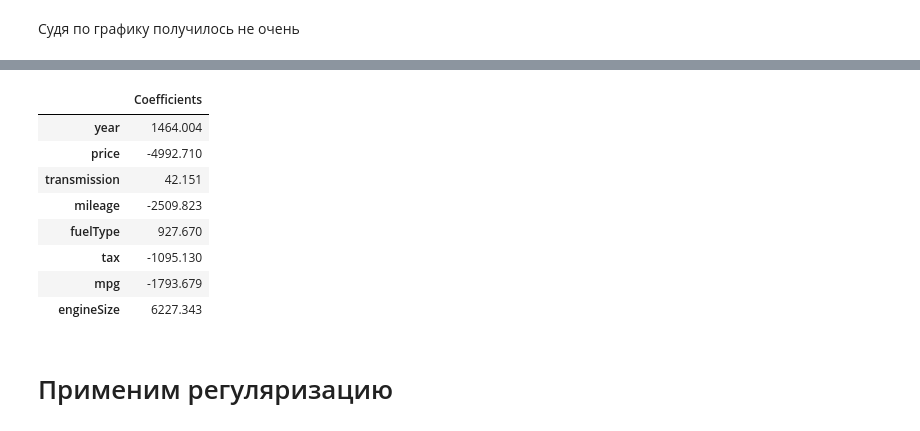
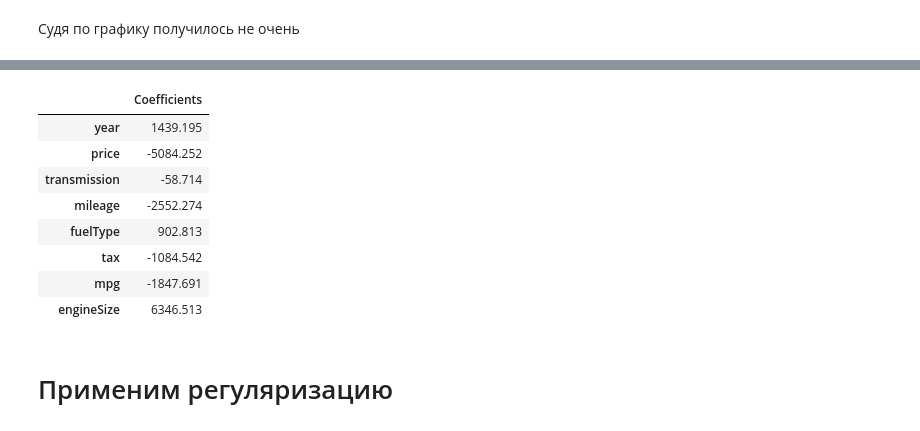
Before and after one commit to W1ldGoose/Data-Science, a Jupyter notebook: Hometask 3 - Car price prediction.ipynb, the cells around one changed output, grey strips where cells are left out. Cells and saved outputs as stored; diff of their text form; code cells hidden in the pictures.

```diff
--- a/Hometask 3 - Car price prediction.ipynb
+++ b/Hometask 3 - Car price prediction.ipynb
@@ -347,6 +463,8 @@ sns.lineplot(data=auto_data, x="mpg", y="tax")
 # %%
 from sklearn.preprocessing import LabelEncoder
+auto_data_label_encoder =  auto_data.copy(deep=True)
+
 label_encoder = LabelEncoder()
-label_encoder.fit(auto_data['model'])
-label_encoder.transform(auto_data['model'])
-auto_data['model'] = label_encoder.transform(auto_data['model'])
+label_encoder.fit(auto_data_label_encoder['model'])
+label_encoder.transform(auto_data_label_encoder['model'])
+auto_data_label_encoder['model'] = label_encoder.transform(auto_data_label_encoder['model'])
@@ -358,5 +471,5 @@ See the caveats in the documentation: https://pandas.pydata.org/pandas-docs/stab
 # %%
 label_encoder = LabelEncoder()
-label_encoder.fit(auto_data['transmission'])
-label_encoder.transform(auto_data['transmission'])
-auto_data['transmission'] = label_encoder.transform(auto_data['transmission'])
+label_encoder.fit(auto_data_label_encoder['transmission'])
+label_encoder.transform(auto_data_label_encoder['transmission'])
+auto_data_label_encoder['transmission'] = label_encoder.transform(auto_data_label_encoder['transmission'])
@@ -368,7 +476,7 @@ See the caveats in the documentation: https://pandas.pydata.org/pandas-docs/stab
 # %%
 label_encoder = LabelEncoder()
-label_encoder.fit(auto_data['fuelType'])
-label_encoder.transform(auto_data['fuelType'])
-auto_data['fuelType'] = label_encoder.transform(auto_data['fuelType'])
-auto_data
+label_encoder.fit(auto_data_label_encoder['fuelType'])
+label_encoder.transform(auto_data_label_encoder['fuelType'])
+auto_data_label_encoder['fuelType'] = label_encoder.transform(auto_data_label_encoder['fuelType'])
+auto_data_label_encoder
 # %% [output]
@@ -413,7 +521,7 @@ from sklearn.linear_model import LinearRegression, Lasso, Ridge, LassoCV, RidgeC
 from sklearn.preprocessing import StandardScaler
 import sklearn.metrics as metrics
 # %%
-X, Y = auto_data.drop(['price'], axis=1), auto_data['price']
+X, Y = auto_data_label_encoder.drop(['price'], axis=1), auto_data_label_encoder['price']
 # %%
 X_train, X_test, Y_train, Y_test = train_test_split(X, Y, test_size=0.3, random_state=10, shuffle=True)
 # %%
@@ -464,15 +572,15 @@ simple_LR.intercept_, simple_LR.coef_
 # %%
-pd.DataFrame(simple_LR.coef_, auto_data.columns[1:], columns=['Coefficients'])
+pd.DataFrame(simple_LR.coef_, auto_data_label_encoder.columns[1:], columns=['Coefficients'])
 # %% [output]
 |  | Coefficients |
-| year | 1464.004 |
-| price | -4992.710 |
-| transmission | 42.151 |
-| mileage | -2509.823 |
-| fuelType | 927.670 |
-| tax | -1095.130 |
-| mpg | -1793.679 |
-| engineSize | 6227.343 |
+| year | 1439.195 |
+| price | -5084.252 |
+| transmission | -58.714 |
+| mileage | -2552.274 |
+| fuelType | 902.813 |
+| tax | -1084.542 |
+| mpg | -1847.691 |
+| engineSize | 6346.513 |
 # %% [markdown]
 # Применим регуляризацию
 # %%
```
Also changed, not shown: parts of 82 cells of this notebook.
